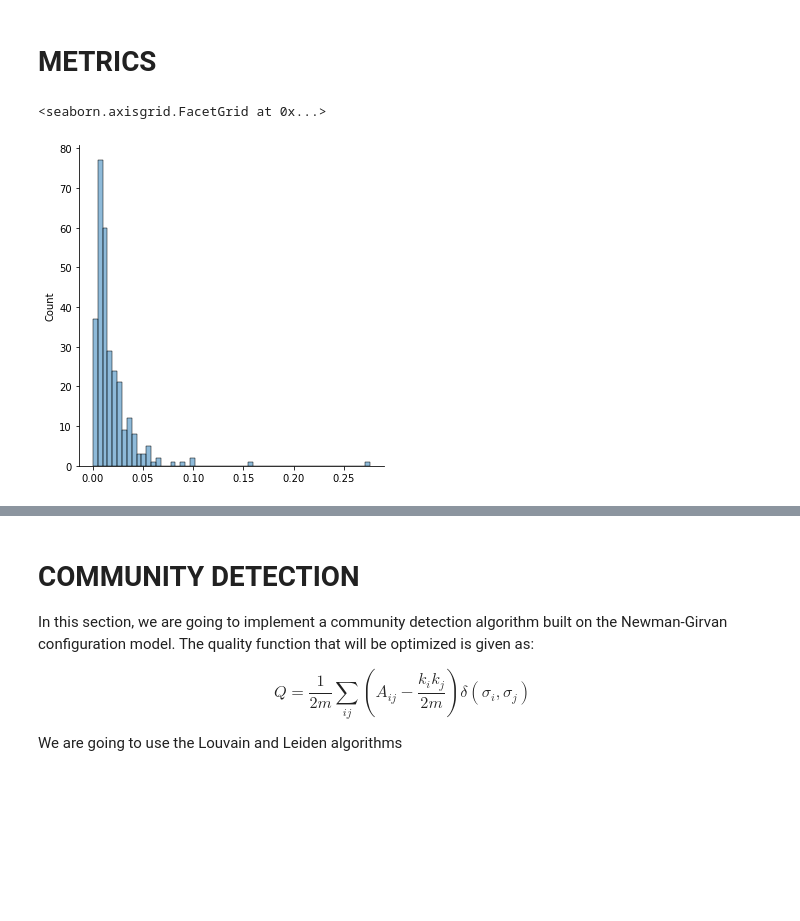
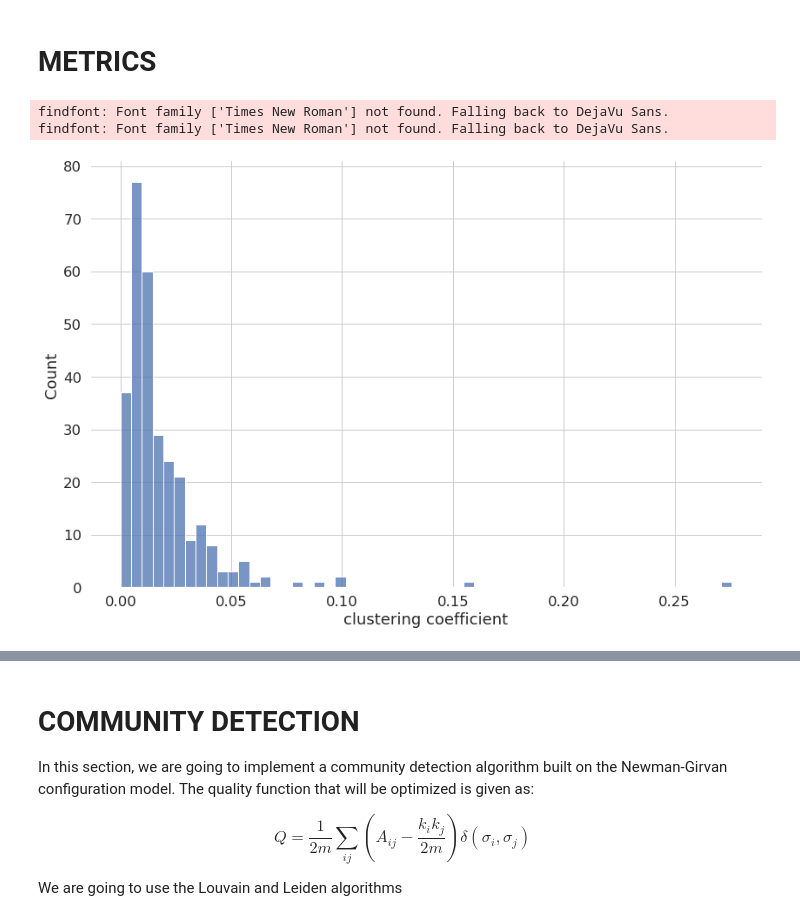
Before and after one commit to NwaObed/Network-Science, a Jupyter notebook: network_neuroscience.ipynb, the cells around one changed output, grey strips where cells are left out. Cells and saved outputs as stored; diff of their text form; code cells hidden in the pictures; blank space fills up the shorter version.

```diff
--- a/network_neuroscience.ipynb
+++ b/network_neuroscience.ipynb
@@ -6,7 +6,7 @@ import seaborn as sns
 import numpy as np
 
 from matplotlib import pyplot as plt
-from matplotlib import colors
+from matplotlib import colors, cm
 from matplotlib.collections import LineCollection
 #from curved_edges import curved_edges
 
@@ -15,6 +15,10 @@ import community
 import leidenalg as lalg
 from fa2 import ForceAtlas2
 import bezier
+
+from netneurotools import plotting
+import bct
+
 
 #ForceAtlas2 instantiated
 forceatlas2 = ForceAtlas2(
@@ -38,4 +42,4 @@ forceatlas2 = ForceAtlas2(
                         # Log
                         verbose=True)
 
-plt.style.use('ggplot')
+# plt.style.use('ggplot')
@@ -124,13 +64,17 @@ ig.plot(iG)
 # %%
 #clustering coefficients
 cc = nx.clustering(G, weight='weight')
 clust = pd.DataFrame(cc.values(), index = range(len(cc.items())), columns=['clustering coefficient'])
+sns.set(font_scale=1.5)
+sns.set_style({'axes.facecolor':'white', 'grid.color': '.8', 'font.family':'Times New Roman'})
 
-clust
-sns.displot(clust,legend=False)
+sns.displot(data=clust, x='clustering coefficient', edgecolor=None, height=8, aspect=1.5)
+
+plt.savefig('./Plots/clust.png')
 # %% [output]
-<seaborn.axisgrid.FacetGrid at 0x...>
+findfont: Font family ['Times New Roman'] not found. Falling back to DejaVu Sans.
+findfont: Font family ['Times New Roman'] not found. Falling back to DejaVu Sans.
-[figure, old version]
+[figure, new version]
 # %%
 #Degrees
 
```
Also changed, not shown: parts of 46 cells of this notebook, 22 other files.
